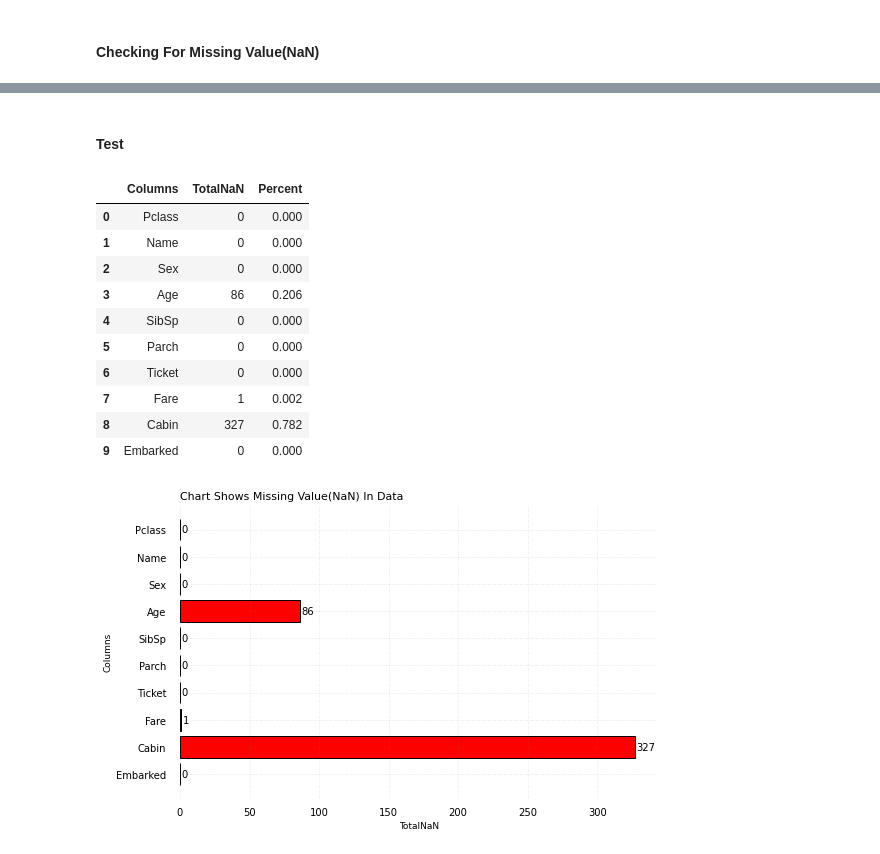
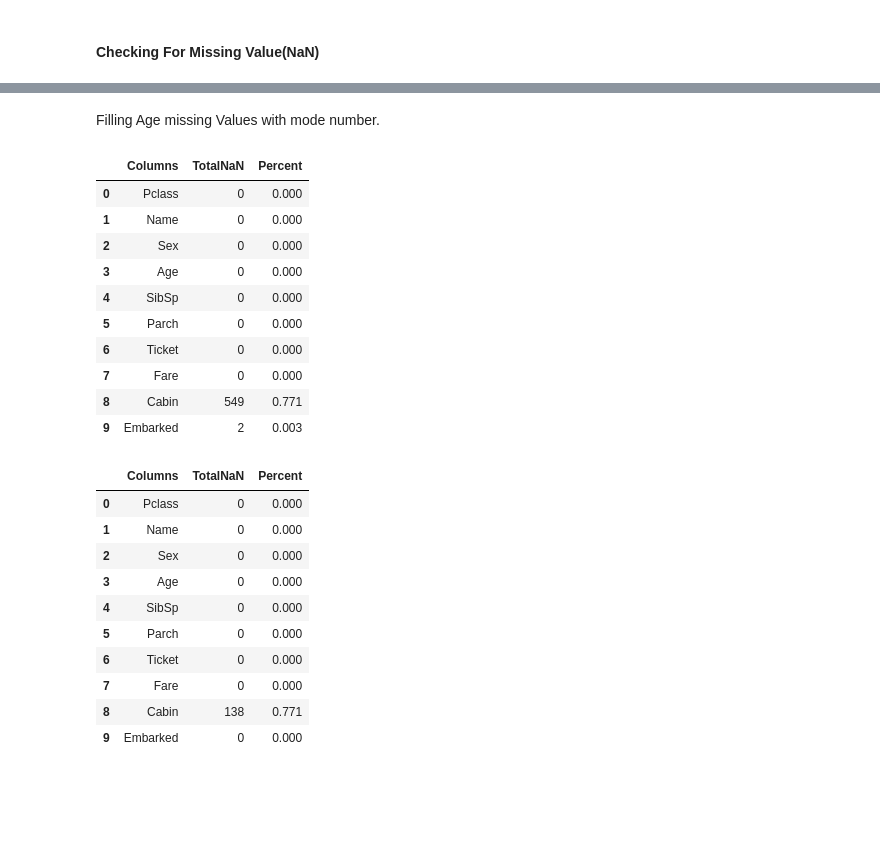
Before and after one commit to denis-spe/Titanic, a Jupyter notebook: Py/py_v1.ipynb, the cells around one changed output, grey strips where cells are left out. Drawn from its saved outputs; the diff is of its cells as text; code cells hidden in the pictures; blank space fills up the shorter version.

```diff
--- a/Py/py_v1.ipynb
+++ b/Py/py_v1.ipynb
@@ -544,18 +569,36 @@ valid score: 0.61
-# %% [markdown]
-#### **Test**
-# %%
-# Check missing values in train data
-analyize_miss(test_df)
-# %% [output]
-|  | Columns | TotalNaN | Percent |
-| 0 | Pclass | 0 | 0.000 |
-| 1 | Name | 0 | 0.000 |
-| 2 | Sex | 0 | 0.000 |
-| 3 | Age | 86 | 0.206 |
-| 4 | SibSp | 0 | 0.000 |
-| 5 | Parch | 0 | 0.000 |
-| 6 | Ticket | 0 | 0.000 |
-| 7 | Fare | 1 | 0.002 |
-| 8 | Cabin | 327 | 0.782 |
-| 9 | Embarked | 0 | 0.000 |
-[figure, removed]
+# %% [markdown]
+Filling Age missing Values with mode number.
+# %%
+train_X_cleaned = fill_na("Age", train_X, train_X.Age.mode()[0])
+valid_X_cleaned = fill_na("Age", valid_X, valid_X.Age.mode()[0])
+test_df_cleaned = fill_na("Age", test_df, test_df.Age.mode()[0])
+# %%
+# Check if there is any missing values in Age column.
+check_nan(train_X_cleaned)
+# %% [output]
+|  | Columns | TotalNaN | Percent |
+| 0 | Pclass | 0 | 0.000 |
+| 1 | Name | 0 | 0.000 |
+| 2 | Sex | 0 | 0.000 |
+| 3 | Age | 0 | 0.000 |
+| 4 | SibSp | 0 | 0.000 |
+| 5 | Parch | 0 | 0.000 |
+| 6 | Ticket | 0 | 0.000 |
+| 7 | Fare | 0 | 0.000 |
+| 8 | Cabin | 549 | 0.771 |
+| 9 | Embarked | 2 | 0.003 |
+# %%
+# Check if there is any missing values in Age column.
+check_nan(valid_X_cleaned)
+# %% [output]
+|  | Columns | TotalNaN | Percent |
+| 0 | Pclass | 0 | 0.000 |
+| 1 | Name | 0 | 0.000 |
+| 2 | Sex | 0 | 0.000 |
+| 3 | Age | 0 | 0.000 |
+| 4 | SibSp | 0 | 0.000 |
+| 5 | Parch | 0 | 0.000 |
+| 6 | Ticket | 0 | 0.000 |
+| 7 | Fare | 0 | 0.000 |
+| 8 | Cabin | 138 | 0.771 |
+| 9 | Embarked | 0 | 0.000 |
```
Also changed, not shown: parts of 22 cells of this notebook, 1 other file.
